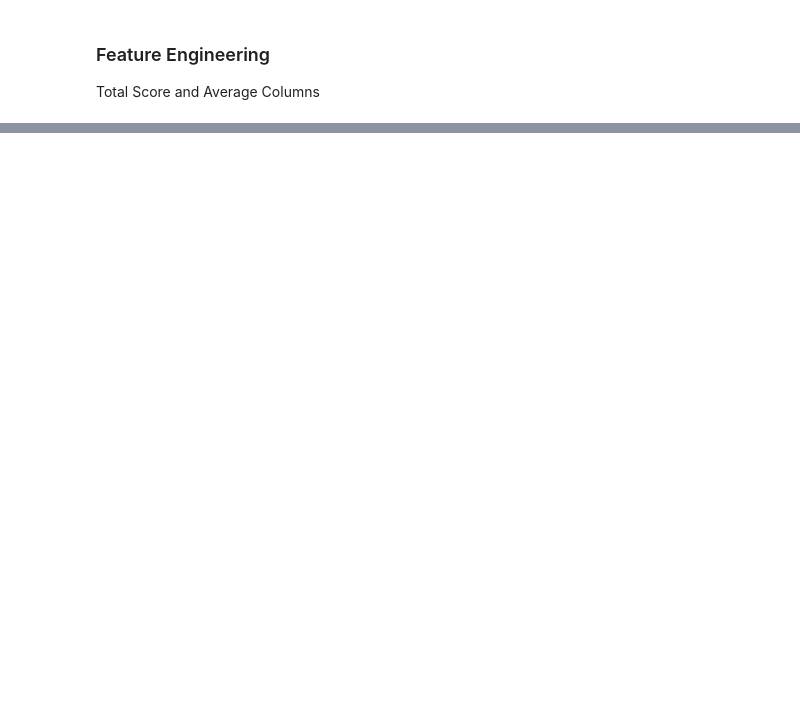
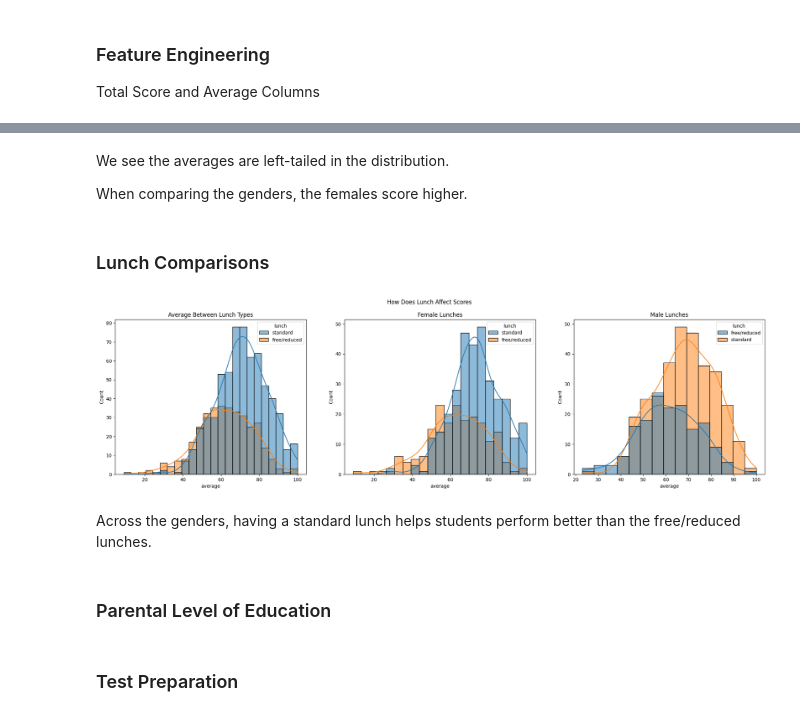
Before and after one commit to mgabaya/End-to-End_ML, a Jupyter notebook: notebook/EDA.ipynb, the cells around one changed output, grey strips where cells are left out. Cells and saved outputs as stored; diff of their text form; code cells hidden in the pictures; blank space fills up the shorter version.

```diff
--- a/notebook/EDA.ipynb
+++ b/notebook/EDA.ipynb
@@ -233,0 +317,25 @@ students.head()
+# %% [markdown]
+We see the averages are left-tailed in the distribution.
+
+When comparing the genders, the females score higher.
+# %% [markdown]
+### Lunch Comparisons
+# %%
+plt.subplots(1,3,figsize=(25,6))
+plt.subplot(131)
+sns.histplot(data=students,x='average',kde=True,hue='lunch')
+plt.title('Average Between Lunch Types')
+plt.subplot(132)
+sns.histplot(data=students[students.gender=='female'],x='average',kde=True,hue='lunch')
+plt.title('Female Lunches')
+plt.subplot(133)
+sns.histplot(data=students[students.gender=='male'],x='average',kde=True,hue='lunch')
+plt.title('Male Lunches')
+plt.suptitle('How Does Lunch Affect Scores')
+plt.show()
+# %% [output]
+[figure, added]
+# %% [markdown]
+Across the genders, having a standard lunch helps students perform better than the free/reduced lunches.
+# %% [markdown]
+### Parental Level of Education
@@ -233,0 +355,2 @@ students.head()
+# %% [markdown]
+### Test Preparation
```
Also changed, not shown: parts of 29 cells of this notebook.
